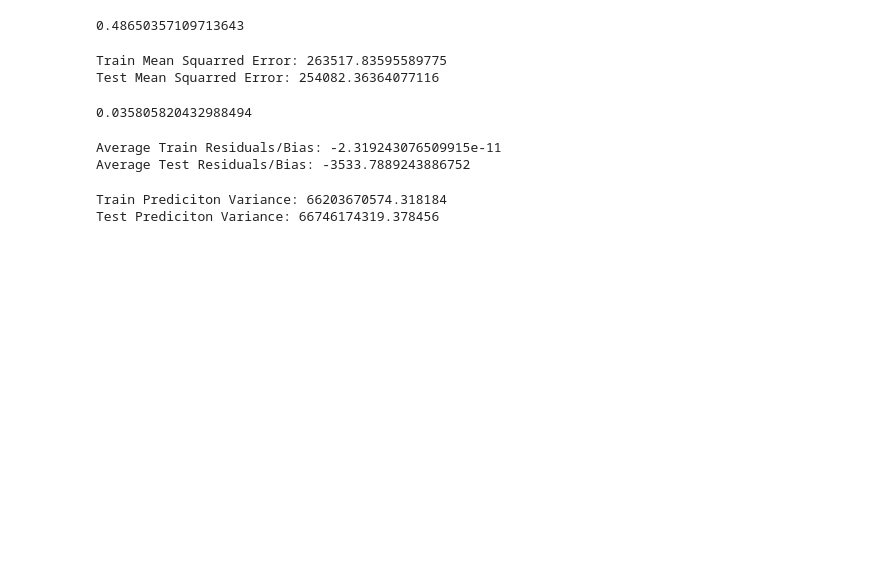
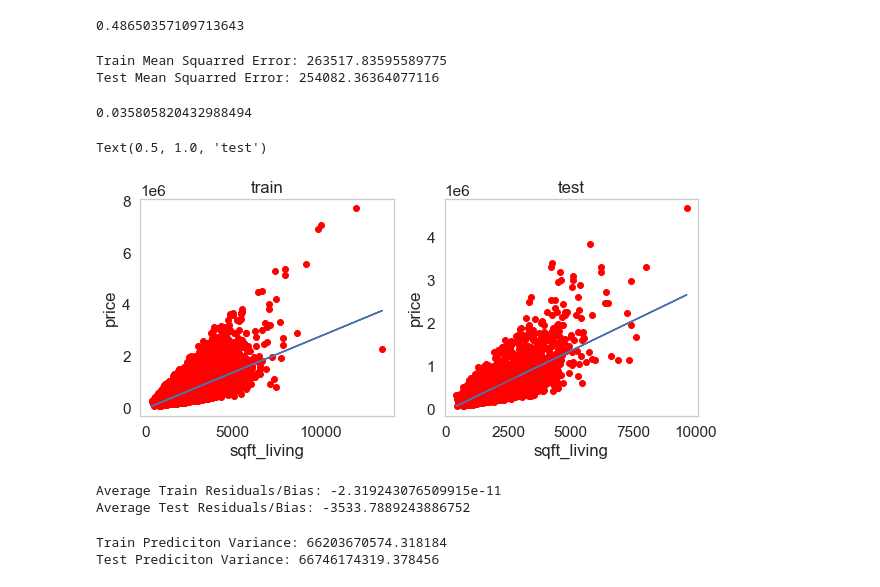
Before and after one commit to miazfryer/King_County_Regression, a Jupyter notebook: realestate_regression_model.ipynb, the cells around one changed output. Drawn from its saved outputs; the diff is of its cells as text; code cells hidden in the pictures; blank space fills up the shorter version.

```diff
--- a/realestate_regression_model.ipynb
+++ b/realestate_regression_model.ipynb
@@ -577 +583,19 @@ abs(train_mse-test_mse)/train_mse
+# %%
+plt.figure(figsize=(10,4))
+plt.subplot(1,2,1)
+plt.scatter(x_train[['sqft_living']], y_train, color = "red")
+plt.plot(x_train[['sqft_living']] ,y_hat_train)
+plt.xlabel('sqft_living')
+plt.ylabel('price')
+plt.title('train')
+
+plt.subplot(1,2,2)
+plt.scatter(x_test[['sqft_living']], y_test, color = "red")
+plt.plot(x_test[['sqft_living']] ,y_hat_test)
+plt.xlabel('sqft_living')
+plt.ylabel('price')
+plt.title('test')
+# %% [output]
+Text(0.5, 1.0, 'test')
+[figure, added]
 # %%
```
Also changed, not shown: parts of 12 cells of this notebook.
